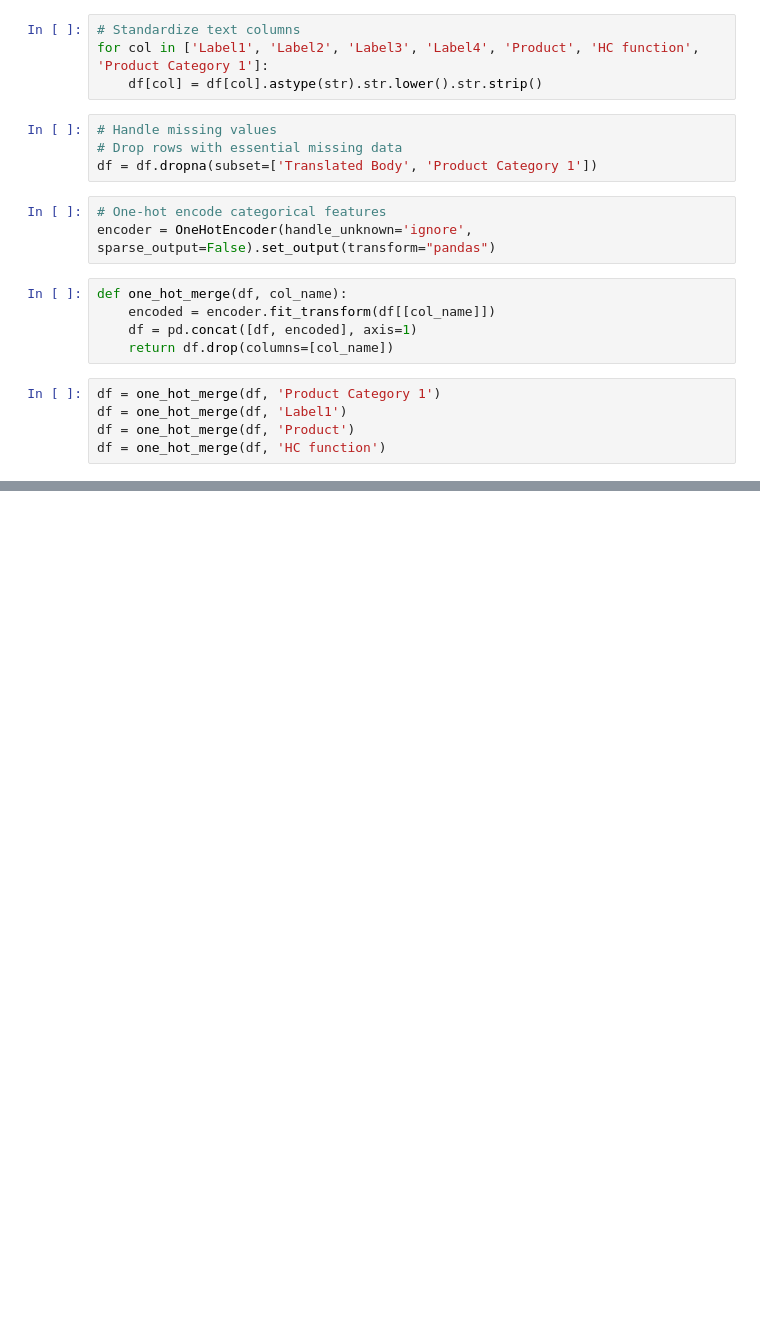
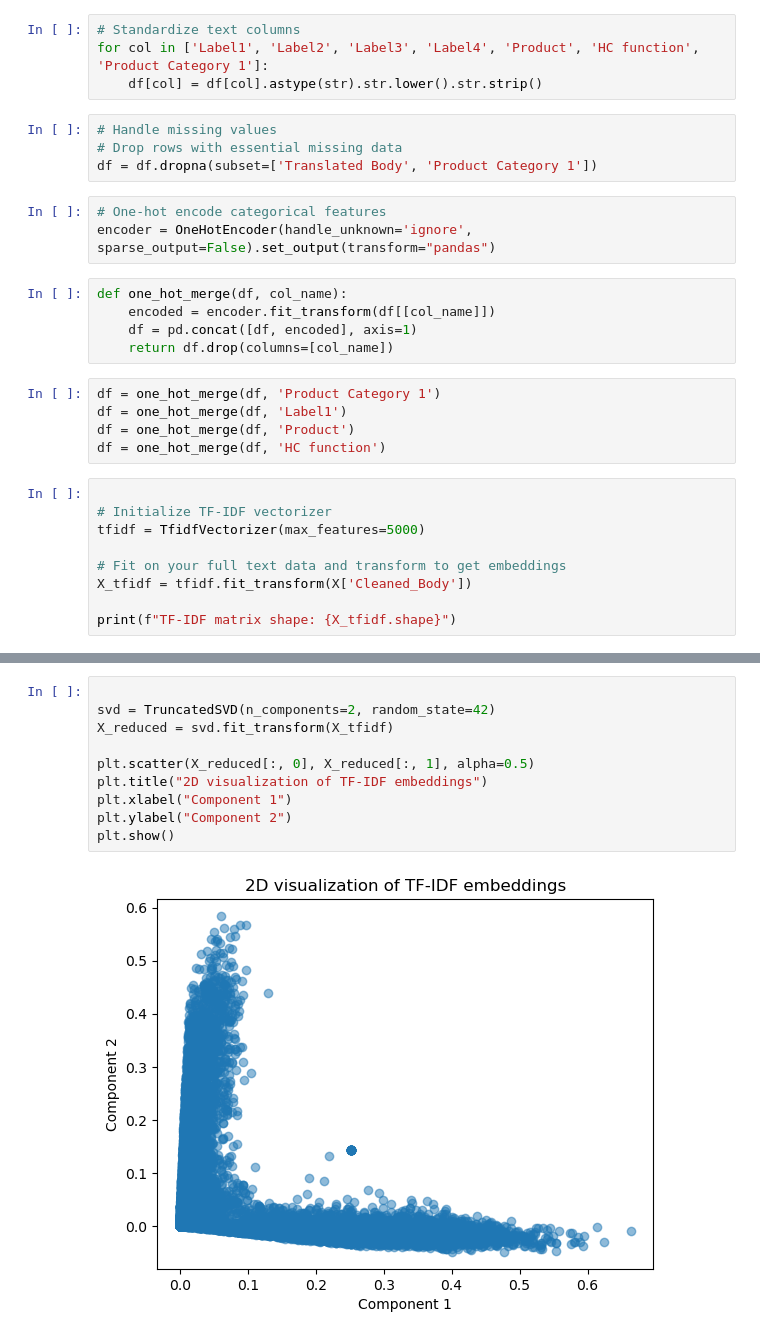
Before and after one commit to Elnaazi/App_Store_Review_Automatization, a Jupyter notebook: cleanedcsv.ipynb, the cells around one changed output, grey strips where cells are left out. Drawn from its saved outputs; the diff is of its cells as text; blank space fills up the shorter version.

Commit message:
Update cleanedcsv.ipynb
before removing stop words

```diff
--- a/cleanedcsv.ipynb
+++ b/cleanedcsv.ipynb
@@ -251,3 +243,12 @@ df = one_hot_merge(df, 'Product Category 1')
 df = one_hot_merge(df, 'Label1')
 df = one_hot_merge(df, 'Product')
 df = one_hot_merge(df, 'HC function')
+# %%
+
+# Initialize TF-IDF vectorizer
+tfidf = TfidfVectorizer(max_features=5000)
+
+# Fit on your full text data and transform to get embeddings
+X_tfidf = tfidf.fit_transform(X['Cleaned_Body'])
+
+print(f"TF-IDF matrix shape: {X_tfidf.shape}")
@@ -253,0 +280,12 @@ df = one_hot_merge(df, 'HC function')
+# %%
+
+svd = TruncatedSVD(n_components=2, random_state=42)
+X_reduced = svd.fit_transform(X_tfidf)
+
+plt.scatter(X_reduced[:, 0], X_reduced[:, 1], alpha=0.5)
+plt.title("2D visualization of TF-IDF embeddings")
+plt.xlabel("Component 1")
+plt.ylabel("Component 2")
+plt.show()
+# %% [output]
+[figure, added]
```
Also changed, not shown: parts of 18 cells of this notebook.
